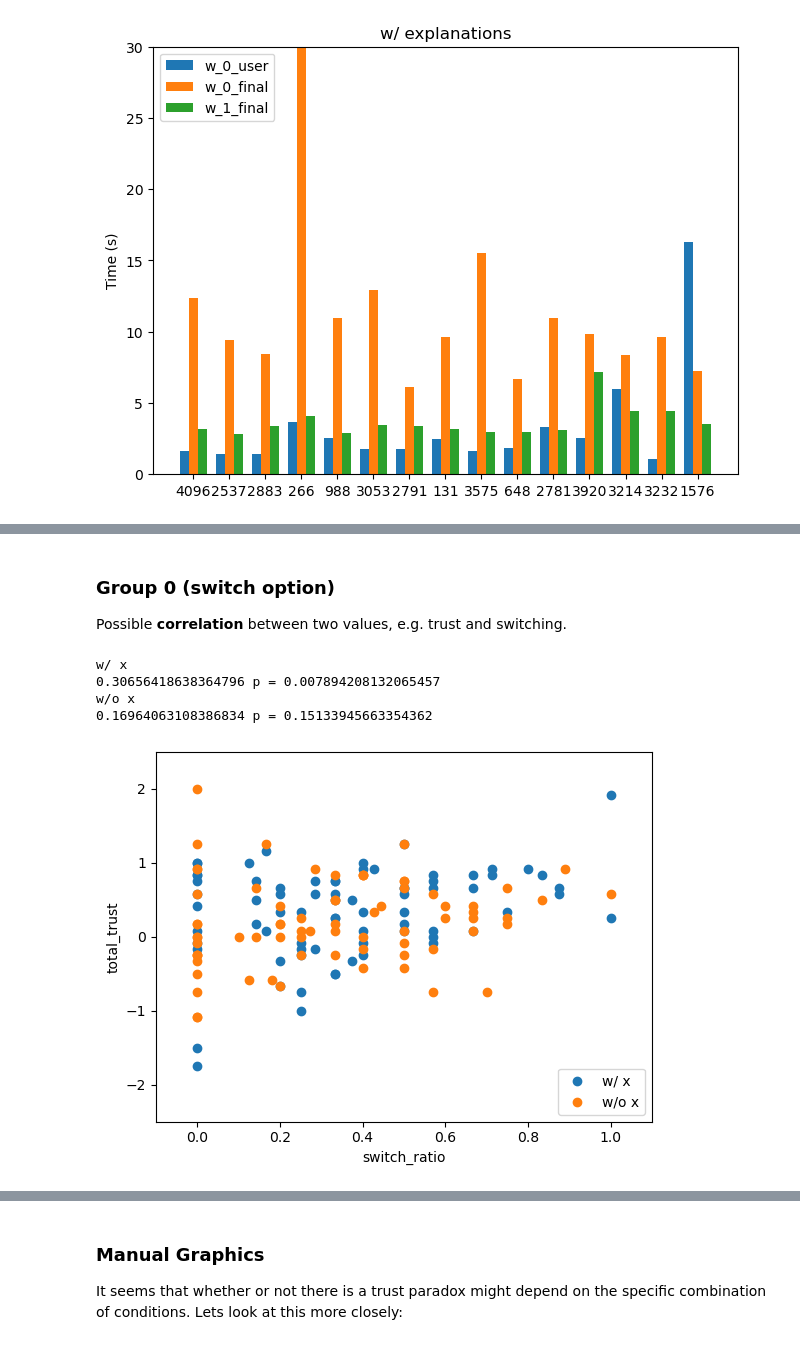
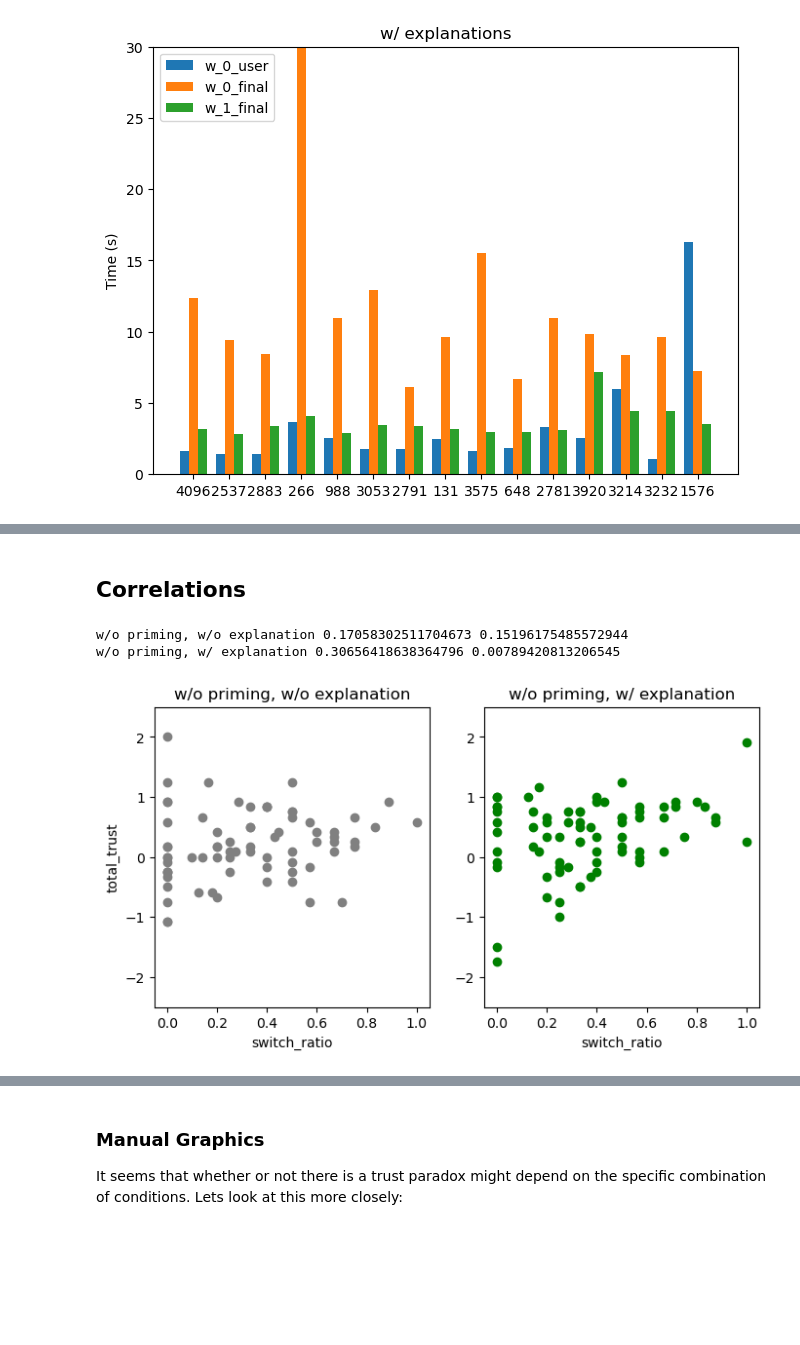
Before and after one commit to RRachelRR/xai_priming, a Jupyter notebook: data_analysis/Analysis.ipynb, the cells around one changed output, grey strips where cells are left out. Drawn from its saved outputs; the diff is of its cells as text; code cells hidden in the pictures; blank space fills up the shorter version.

Commit message:
updated analysis with better graphics

```diff
--- a/data_analysis/Analysis.ipynb
+++ b/data_analysis/Analysis.ipynb
@@ -193,6 +193,8 @@ for x_group in ["wo", "w"]:
                         # get total time taken from prolific data
                         time_taken = int(df_demo.loc[line[1]]['Time taken'])
                         participant["time_taken"] = time_taken
+                        participant["language"] = df_demo.loc[line[1]]['Language']
+                        participant["total_approvals"] = df_demo.loc[line[1]]['Total approvals']
 
                 # lines 1-15: tasks
                 elif i < 16:
@@ -687,0 +613,13 @@ print(results_wo_1.shape)
+# %%
+grad_ratio = {}
+
+for p in participants_tasks:
+    final_decisions = [participants_tasks[p][t]["final_decision"] for t in participants_tasks[p]]
+    final_decisions = Counter(final_decisions)
+    ratio = final_decisions["GRADUATE"]/15
+    if ratio == 1:
+        print(p, final_decisions)
+    grad_ratio[p] = ratio
+
+results["grad_ratio"] = pd.Series(grad_ratio)
+results
@@ -778,7 +900,5 @@ AI_AGREEMENT
 # %% [markdown]
-### Group 0 (switch option)
-
-Possible **correlation** between two values, e.g. trust and switching.
+## Correlations
 # %%
 def scatter(column_x, column_y, dfs, labels, title = None, likert_x = False, likert_y = False):
 
@@ -806,12 +926,38 @@ def scatter(column_x, column_y, dfs, labels, title = None, likert_x = False, lik
         ax.set_title(title)
     ax.legend(loc='lower right') #, ncols=3)
     plt.show()
+
+def scatter_subplots(column_x, column_y, dfs, labels, ncols, nrows,
+                     likert_x = False, likert_y = False):
+
+    fig, axs = plt.subplots(ncols = ncols, nrows = nrows, figsize = (8, 4*nrows))
+    if nrows == 1:
+        axs = np.array([axs])
+
+    for row in range(nrows):
+        for col in range(ncols):
+            df = dfs[row][col]
+            pearsons, p = stats.pearsonr(df[column_x], df[column_y])
+            print(labels[row][col], pearsons, p)
+            if p < 0.05:
+                color = "green"
+            else:
+                color = "grey"
+            axs[row, col].scatter(df[column_x], df[column_y], c = color)
+            axs[row, col].set_title(labels[row][col])
+            if row == nrows - 1:
+                axs[row, col].set_xlabel(column_x)
+            if col == 0:
+                axs[row, col].set_ylabel(column_y)
+            if likert_x:
+                axs[row, col].set_xlim(-2.5, 2.5)
+            if likert_y:
+                axs[row, col].set_ylim(-2.5, 2.5)
 # %%
-scatter("switch_ratio", "total_trust", [results_w_0, results_wo_0], ["w/ x", "w/o x"], likert_y = True)
+scatter_subplots("switch_ratio", "total_trust", [[results_wo_0, results_w_0]],
+        [["w/o priming, w/o explanation", "w/o priming, w/ explanation"]], 2, 1, likert_y = True)
 # %% [output]
-w/ x
-0.30656418638364796 p = 0.007894208132065457
-w/o x
-0.16964063108386834 p = 0.15133945663354362
+w/o priming, w/o explanation 0.17058302511704673 0.15196175485572944
+w/o priming, w/ explanation 0.30656418638364796 0.00789420813206545
-[figure, old version]
+[figure, new version]
 # %%
```
Also changed, not shown: parts of 39 cells of this notebook, 1 other file.
